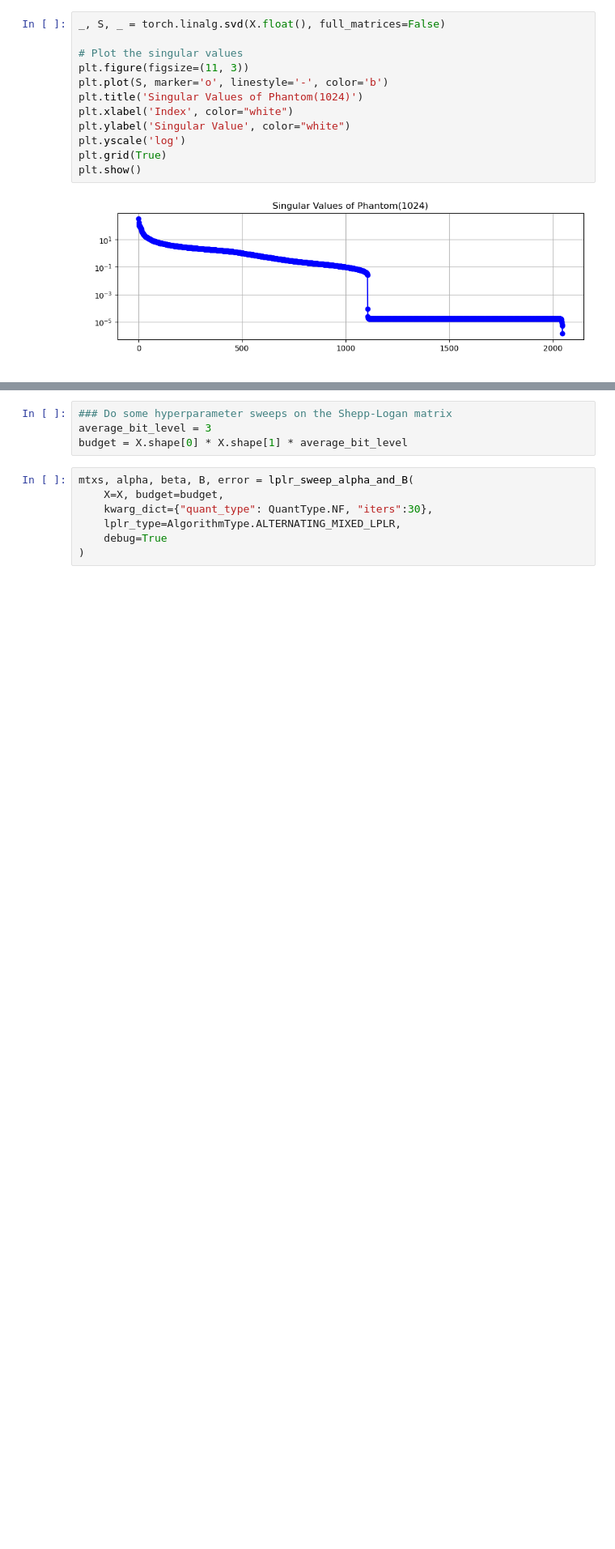
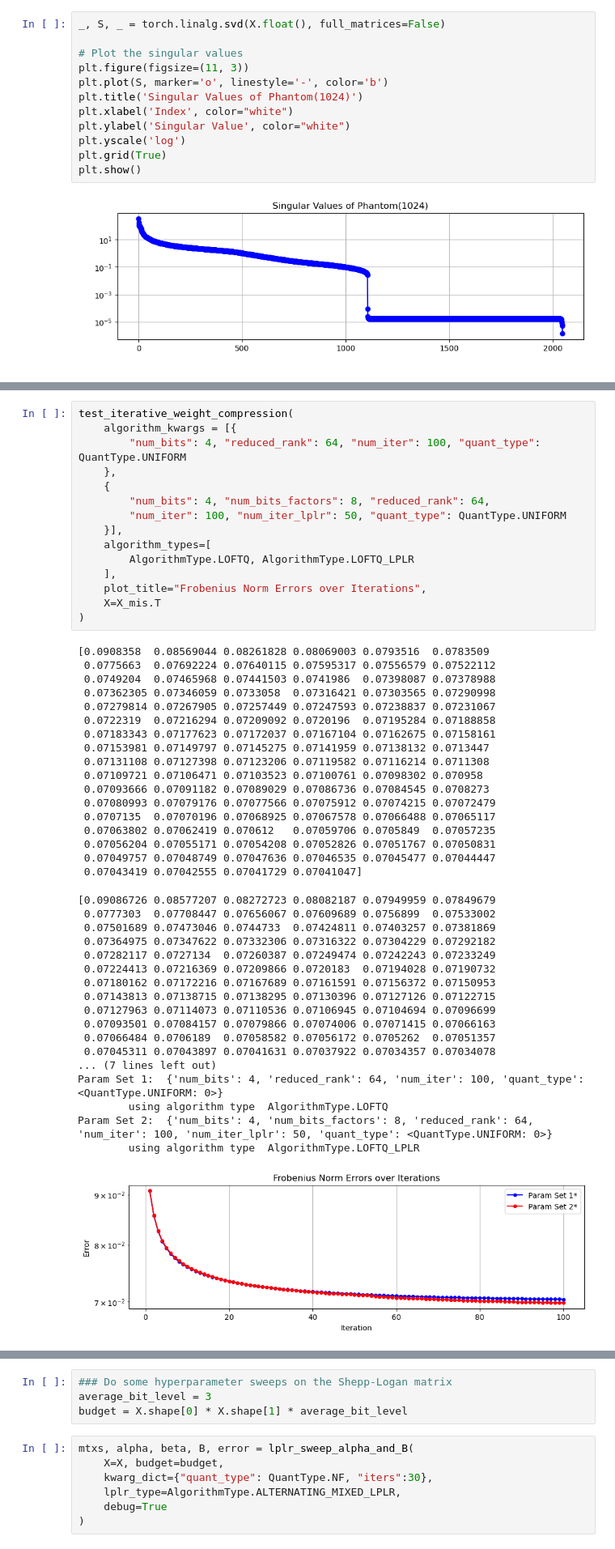
Before and after one commit to pilancilab/caldera, a Jupyter notebook: naomi/notebooks/mixed_lplr.ipynb, the cells around one changed output, grey strips where cells are left out. Shown: that part at 81% size. Cells and saved outputs as stored; diff of their text form; blank space fills up the shorter version.

```diff
--- a/naomi/notebooks/mixed_lplr.ipynb
+++ b/naomi/notebooks/mixed_lplr.ipynb
@@ -135,3 +150,54 @@ def test_iterative_weight_compression(
     plt.grid(True)
     plt.legend()
     plt.show()
+# %%
+test_iterative_weight_compression(
+    algorithm_kwargs = [{
+        "num_bits": 4, "reduced_rank": 64, "num_iter": 100, "quant_type": QuantType.UNIFORM
+    },
+    {
+        "num_bits": 4, "num_bits_factors": 8, "reduced_rank": 64,
+        "num_iter": 100, "num_iter_lplr": 50, "quant_type": QuantType.UNIFORM
+    }],
+    algorithm_types=[
+        AlgorithmType.LOFTQ, AlgorithmType.LOFTQ_LPLR
+    ],
+    plot_title="Frobenius Norm Errors over Iterations",
+    X=X_mis.T
+)
+# %% [output]
+[0.0908358  0.08569044 0.08261828 0.08069003 0.0793516  0.0783509
+ 0.0775663  0.07692224 0.07640115 0.07595317 0.07556579 0.07522112
+ 0.0749204  0.07465968 0.07441503 0.0741986  0.07398087 0.07378988
+ 0.07362305 0.07346059 0.0733058  0.07316421 0.07303565 0.07290998
+ 0.07279814 0.07267905 0.07257449 0.07247593 0.07238837 0.07231067
+ 0.0722319  0.07216294 0.07209092 0.0720196  0.07195284 0.07188858
+ 0.07183343 0.07177623 0.07172037 0.07167104 0.07162675 0.07158161
+ 0.07153981 0.07149797 0.07145275 0.07141959 0.07138132 0.0713447
+ 0.07131108 0.07127398 0.07123206 0.07119582 0.07116214 0.0711308
+ 0.07109721 0.07106471 0.07103523 0.07100761 0.07098302 0.070958
+ 0.07093666 0.07091182 0.07089029 0.07086736 0.07084545 0.0708273
+ 0.07080993 0.07079176 0.07077566 0.07075912 0.07074215 0.07072479
+ 0.0707135  0.07070196 0.07068925 0.07067578 0.07066488 0.07065117
+ 0.07063802 0.07062419 0.070612   0.07059706 0.0705849  0.07057235
+ 0.07056204 0.07055171 0.07054208 0.07052826 0.07051767 0.07050831
+ 0.07049757 0.07048749 0.07047636 0.07046535 0.07045477 0.07044447
+ 0.07043419 0.07042555 0.07041729 0.07041047]
+[0.09086726 0.08577207 0.08272723 0.08082187 0.07949959 0.07849679
+ 0.0777303  0.07708447 0.07656067 0.07609689 0.0756899  0.07533002
+ 0.07501689 0.07473046 0.0744733  0.07424811 0.07403257 0.07381869
+ 0.07364975 0.07347622 0.07332306 0.07316322 0.07304229 0.07292182
+ 0.07282117 0.0727134  0.07260387 0.07249474 0.07242243 0.07233249
+ 0.07224413 0.07216369 0.07209866 0.0720183  0.07194028 0.07190732
+ 0.07180162 0.07172216 0.07167689 0.07161591 0.07156372 0.07150953
+ 0.07143813 0.07138715 0.07138295 0.07130396 0.07127126 0.07122715
+ 0.07127963 0.07114073 0.07110536 0.07106945 0.07104694 0.07096699
+ 0.07093501 0.07084157 0.07079866 0.07074006 0.07071415 0.07066163
+ 0.07066484 0.0706189  0.07058582 0.07056172 0.0705262  0.07051357
+ 0.07045311 0.07043897 0.07041631 0.07037922 0.07034357 0.07034078
+... (7 lines left out)
+Param Set 1:  {'num_bits': 4, 'reduced_rank': 64, 'num_iter': 100, 'quant_type': <QuantType.UNIFORM: 0>}
+        using algorithm type  AlgorithmType.LOFTQ
+Param Set 2:  {'num_bits': 4, 'num_bits_factors': 8, 'reduced_rank': 64, 'num_iter': 100, 'num_iter_lplr': 50, 'quant_type': <QuantType.UNIFORM: 0>}
+        using algorithm type  AlgorithmType.LOFTQ_LPLR
+[figure, added]
```
Also changed, not shown: parts of 19 cells of this notebook, 7 other files.
